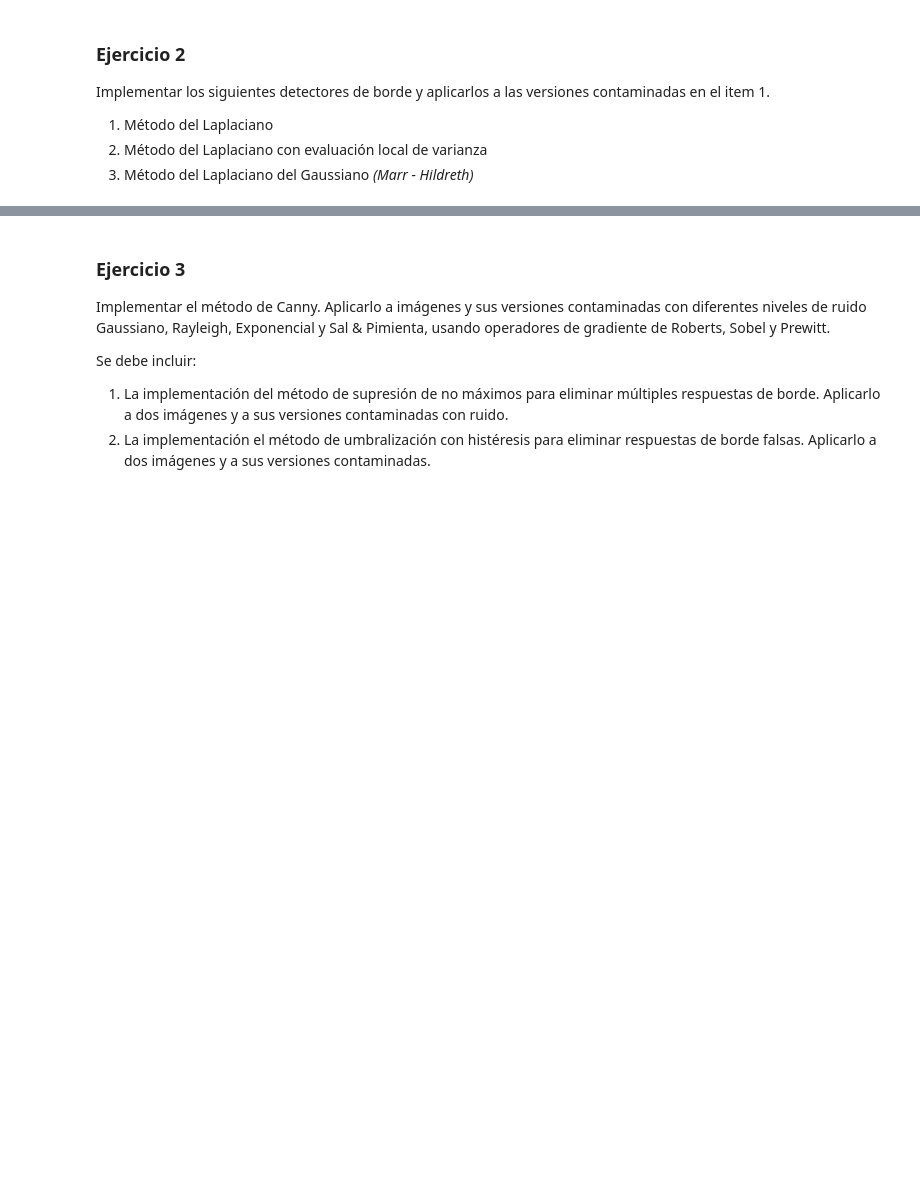
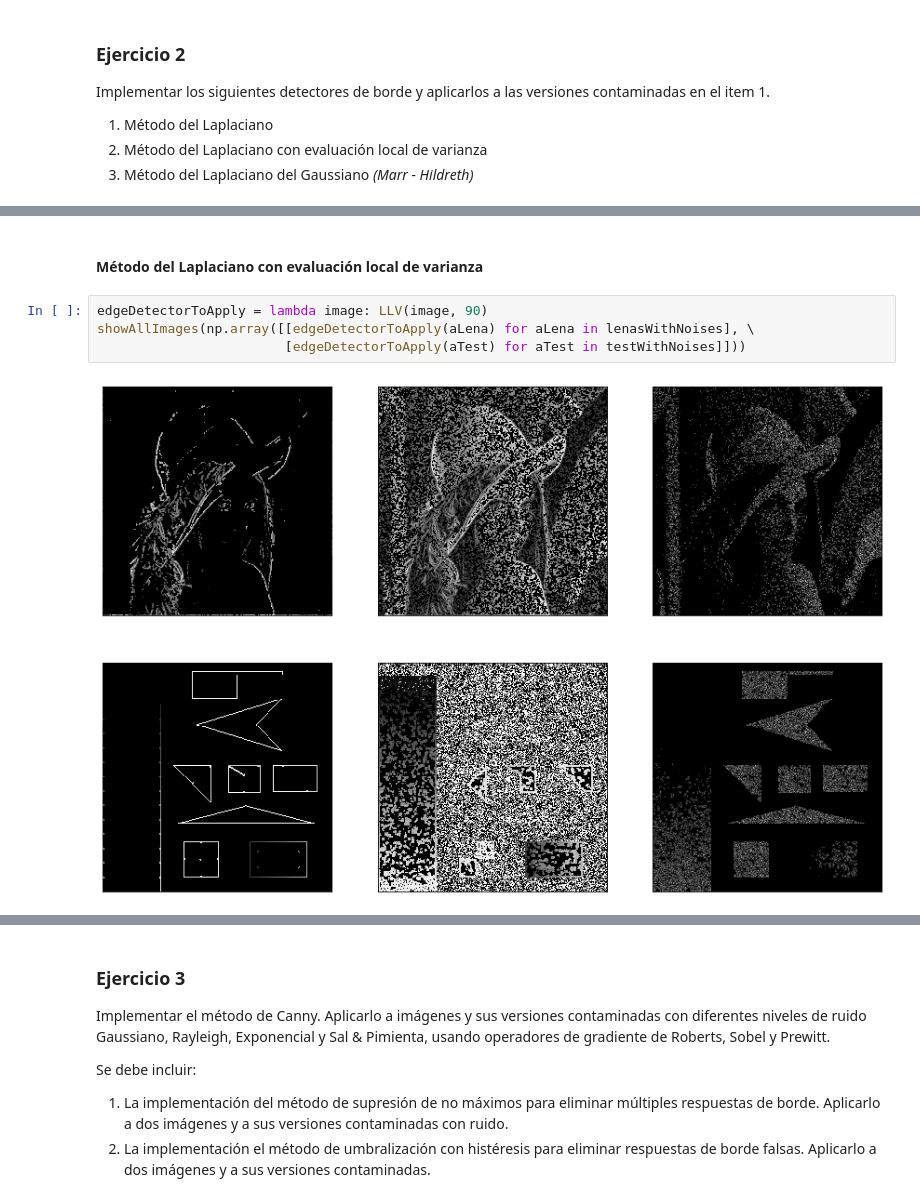
Before and after one commit to andres-rad/Vision-Computadora, a Jupyter notebook: Practica4/Practica4.ipynb, the cells around one changed output, grey strips where cells are left out. Saved outputs shown, nothing was run; the diff lists cells and outputs as text; blank space fills up the shorter version.

```diff
--- a/Practica4/Practica4.ipynb
+++ b/Practica4/Practica4.ipynb
@@ -11,0 +102,8 @@ Implementar los siguientes detectores de borde y aplicarlos a las versiones cont
+# %% [markdown]
+#### Método del Laplaciano con evaluación local de varianza
+# %%
+edgeDetectorToApply = lambda image: LLV(image, 90)
+showAllImages(np.array([[edgeDetectorToApply(aLena) for aLena in lenasWithNoises], \
+                        [edgeDetectorToApply(aTest) for aTest in testWithNoises]]))
+# %% [output]
+[figure, added]
```
Also changed, not shown: parts of 24 cells of this notebook.
